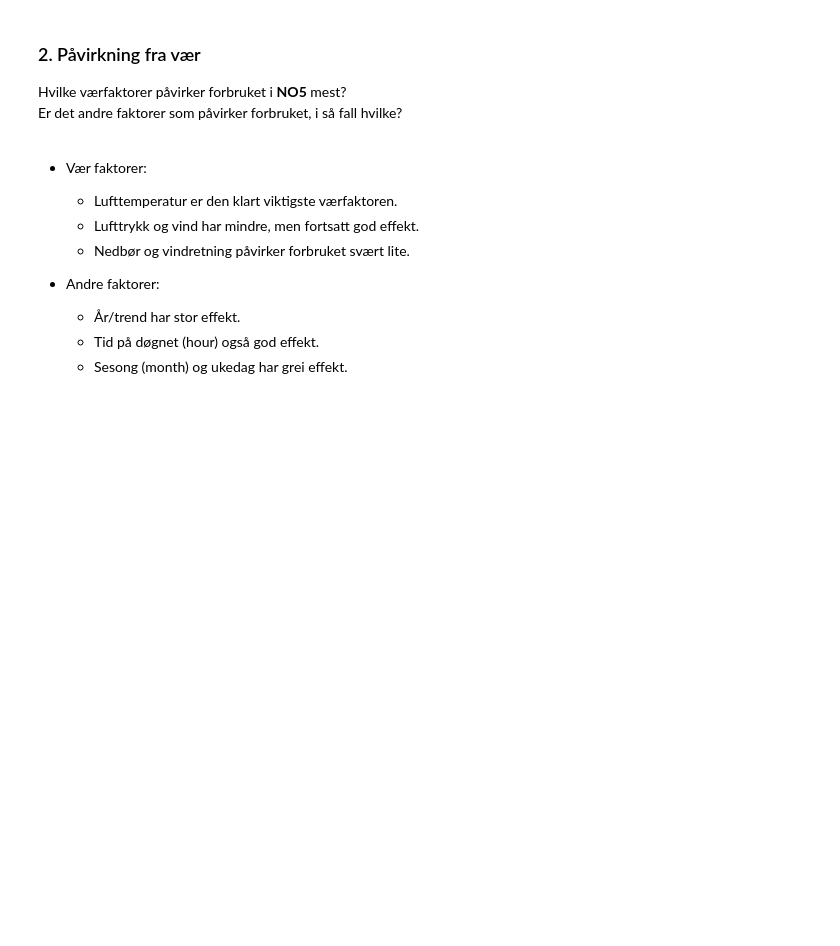
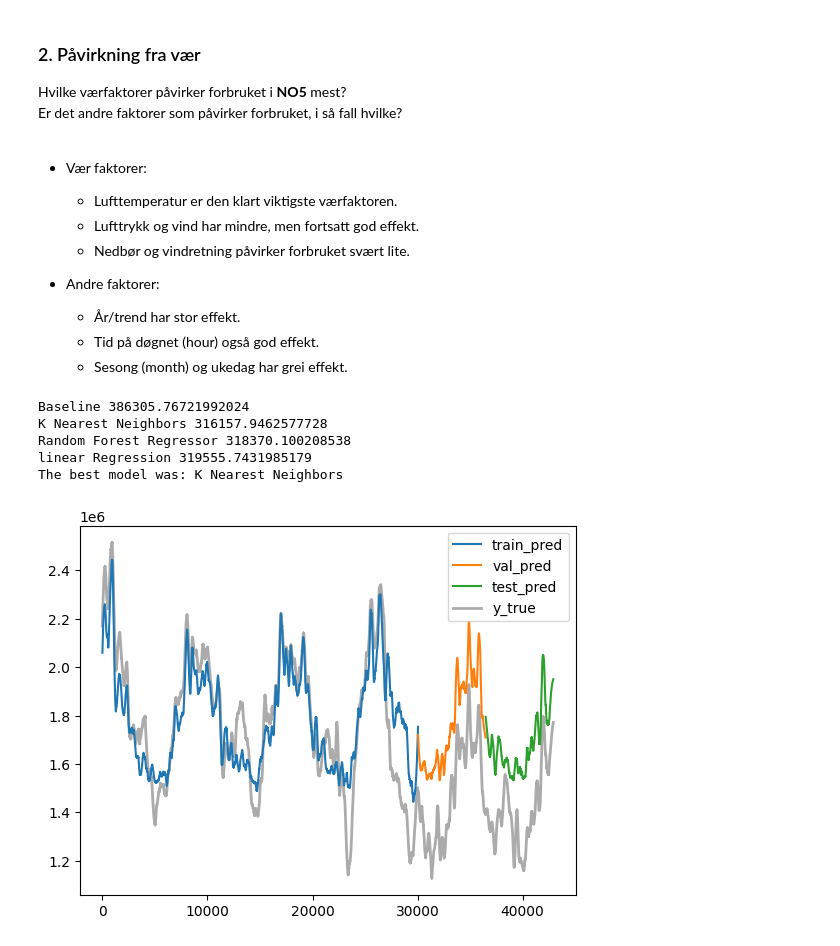
Before and after one commit to tobbensol/eviny-case, a Jupyter notebook: notebooks/Question2.ipynb, the cells around one changed output. Drawn from its saved outputs; the diff is of its cells as text; code cells hidden in the pictures; blank space fills up the shorter version.

```diff
--- a/notebooks/Question2.ipynb
+++ b/notebooks/Question2.ipynb
@@ -148,0 +200,20 @@ Er det andre faktorer som påvirker forbruket, i så fall hvilke?
+# %%
+best_model = ""
+best_model_score = np.inf
+
+for model_name, (model, _) in best_models.items():
+    y_pred = model.predict(x_val)
+    rmse = root_mean_squared_error(y_val, y_pred)
+    print(model_name, rmse)
+
+    if rmse < best_model_score:
+        best_model_score = rmse
+        best_model = model_name
+
+print(f"The best model was: {best_model}")
+# %% [output]
+Baseline 386305.76721992024
+K Nearest Neighbors 316157.9462577728
+Random Forest Regressor 318370.100208538
+linear Regression 319555.7431985179
+The best model was: K Nearest Neighbors
@@ -148,0 +232,24 @@ Er det andre faktorer som påvirker forbruket, i så fall hvilke?
+# %%
+y_train_pred = best_models[best_model][0].predict(x_train)
+y_val_pred   = best_models[best_model][0].predict(x_val)
+y_test_pred  = best_models[best_model][0].predict(x_test)
+
+smooth_train = savgol_filter(y_train_pred, window_length=500, polyorder=2)
+smooth_val   = savgol_filter(y_val_pred,   window_length=500, polyorder=2)
+smooth_test  = savgol_filter(y_test_pred,  window_length=500, polyorder=2)
+
+n_train = len(smooth_train)
+n_val   = len(smooth_val)
+n_test  = len(smooth_test)
+# %%
+plt.plot(range(0, n_train), smooth_train, label="train_pred")
+plt.plot(range(n_train, n_train+n_val), smooth_val, label="val_pred")
+plt.plot(range(n_train+n_val, n_train+n_val+n_test), smooth_test, label="test_pred")
+
+smooth_y_true = savgol_filter(y, window_length=500, polyorder=2)
+plt.plot(smooth_y_true, label="y_true", color="black", linewidth=2, alpha=0.33, zorder=-1)
+
+plt.legend()
+plt.show()
+# %% [output]
+[figure, added]
```
Also changed, not shown: parts of 11 cells of this notebook, 4 other files.
